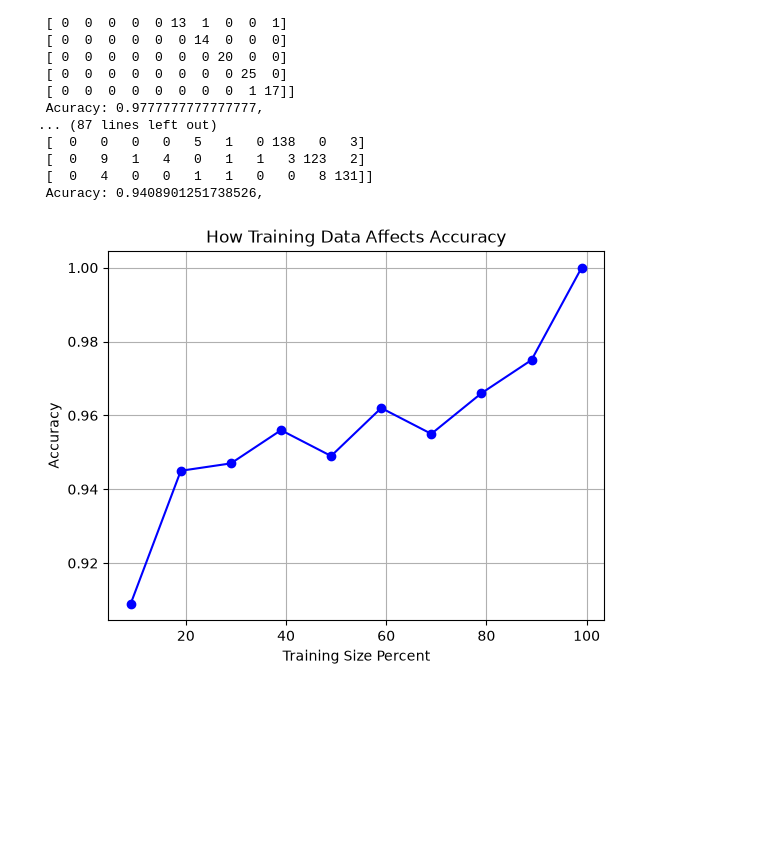
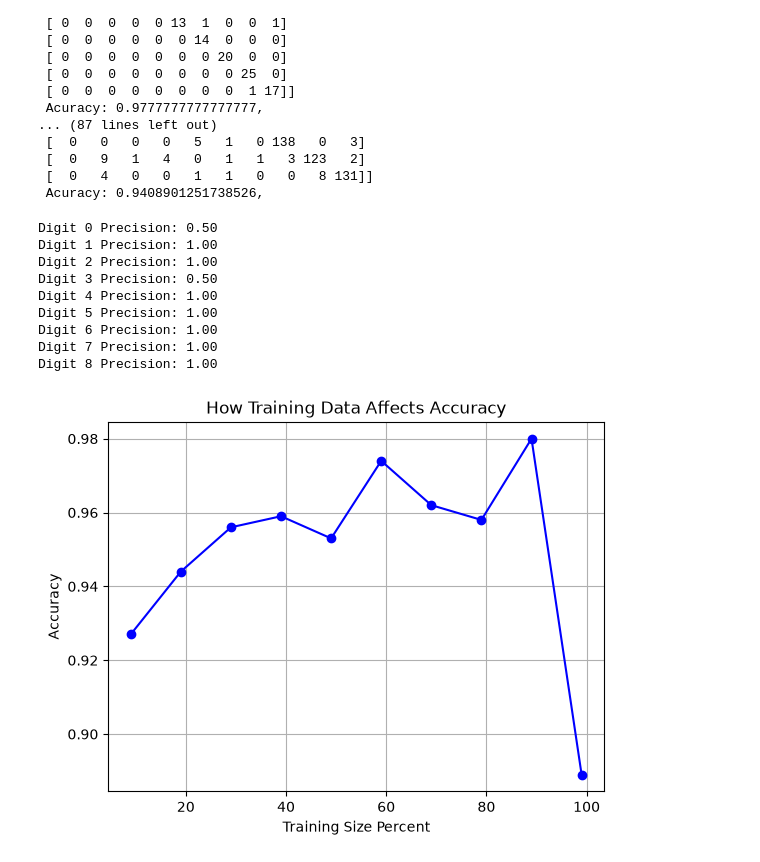
Before and after one commit to LegionML3/Learning, a Jupyter notebook: Learn_ml.ipynb, the cells around one changed output. Saved outputs shown, nothing was run; the diff lists cells and outputs as text; code cells hidden in the pictures; blank space fills up the shorter version.

```diff
--- a/Learn_ml.ipynb
+++ b/Learn_ml.ipynb
@@ -354,31 +354,47 @@ for num in range(1, 9):
 # %%
 from sklearn.linear_model import LogisticRegression
 from sklearn.datasets import load_digits
 from sklearn.metrics import confusion_matrix, accuracy_score
 from sklearn.model_selection import train_test_split
+from sklearn.metrics import precision_score
 import matplotlib.pyplot as plt
 
 
 X, y = load_digits(return_X_y=True)
 model = LogisticRegression(max_iter=10000)
 accuracy_list = []
 training_percents = []
 for num in range(0, 10):
     train_percent = num / 10 + 0.09
     train_x, test_x, train_y, test_y = train_test_split(X, y, train_size=train_percent)
     model.fit(train_x, train_y)
     predictions = model.predict(test_x)
     confusion = confusion_matrix(test_y, predictions)
     score = accuracy_score(test_y, predictions)
     accuracy_list.append(round(score, 3))
     training_percents.append(round(train_percent, 2) * 100)
     #print(f"\n Training Percent: {train_percent} \n {confusion} \n Accuracy: {score}")
 
+# Pass average=None to get a score for every single digit (0 through 9)
+precisions = precision_score(test_y, predictions, average=None)
+
+for digit, score in enumerate(precisions):
+  print(f"Digit {digit} Precision: {score:.2f}")
+
 plt.plot(training_percents, accuracy_list, marker="o", color="blue")
 plt.xlabel("Training Size Percent")
 plt.ylabel("Accuracy")
 plt.title("How Training Data Affects Accuracy")
 plt.grid()
 plt.show(True)
 # %% [output]
+Digit 0 Precision: 0.50
+Digit 1 Precision: 1.00
+Digit 2 Precision: 1.00
+Digit 3 Precision: 0.50
+Digit 4 Precision: 1.00
+Digit 5 Precision: 1.00
+Digit 6 Precision: 1.00
+Digit 7 Precision: 1.00
+Digit 8 Precision: 1.00
-[figure, old version]
+[figure, new version]
```
Also changed, not shown: 2 other files.
